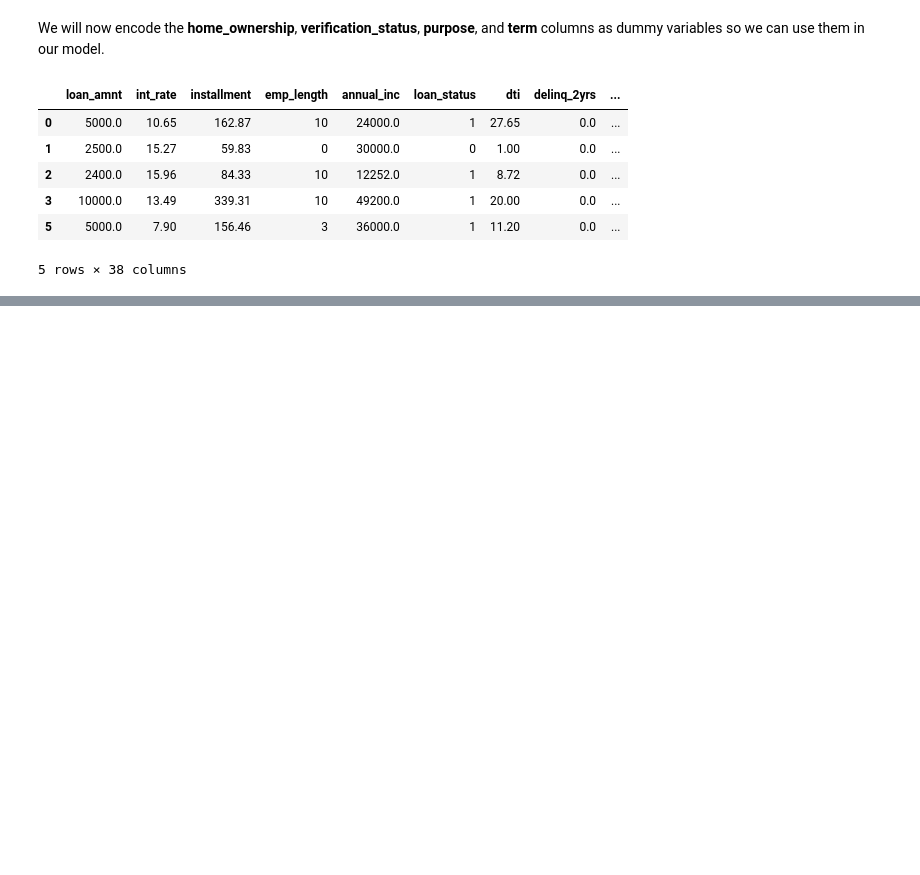
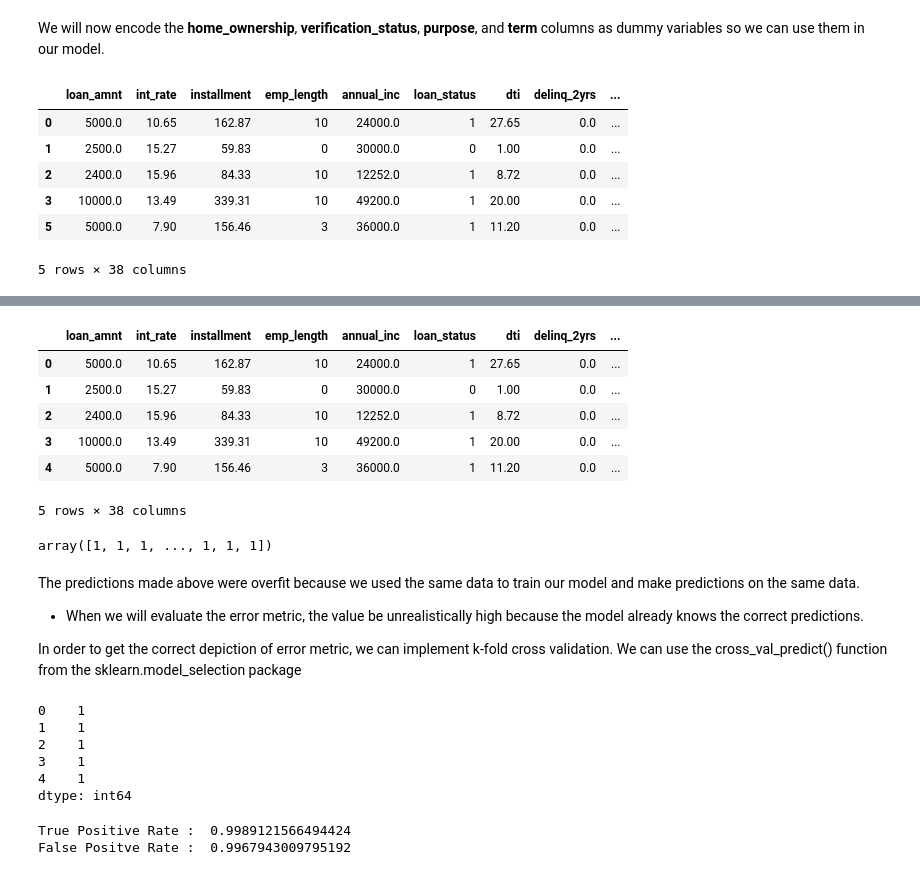
Before and after one commit to ajdatahub/ProjectDS, a Jupyter notebook: LendingClub Predictions/LendingClub Predictions.ipynb, the cells around one changed output, grey strips where cells are left out. Saved outputs shown, nothing was run; the diff lists cells and outputs as text; code cells hidden in the pictures; blank space fills up the shorter version.

Commit message:
Applied Logistic Regression & Random Forests

```diff
--- a/LendingClub Predictions/LendingClub Predictions.ipynb
+++ b/LendingClub Predictions/LendingClub Predictions.ipynb
@@ -430,0 +494,71 @@ We have applied data preperation techniques to clean the data, remove variables
+# %%
+clean_loans = pd.read_csv('cleaned_loans_2007.csv')
+clean_loans.head()
+# %% [output]
+|  | loan_amnt | int_rate | installment | emp_length | annual_inc | loan_status | dti | delinq_2yrs | ... |
+| 0 | 5000.0 | 10.65 | 162.87 | 10 | 24000.0 | 1 | 27.65 | 0.0 | ... |
+| 1 | 2500.0 | 15.27 | 59.83 | 0 | 30000.0 | 0 | 1.00 | 0.0 | ... |
+| 2 | 2400.0 | 15.96 | 84.33 | 10 | 12252.0 | 1 | 8.72 | 0.0 | ... |
+| 3 | 10000.0 | 13.49 | 339.31 | 10 | 49200.0 | 1 | 20.00 | 0.0 | ... |
+| 4 | 5000.0 | 7.90 | 156.46 | 3 | 36000.0 | 1 | 11.20 | 0.0 | ... |
+5 rows × 38 columns
+# %%
+features = clean_loans.columns
+# Removing the target column
+features =  features.drop('loan_status')
+
+from sklearn.linear_model import LogisticRegression
+lr = LogisticRegression()
+
+# Train the model
+lr.fit(clean_loans[features], clean_loans['loan_status'])
+
+# Make Predictions
+lr_predictions = lr.predict(clean_loans[features])
+lr_predictions
+# %% [output]
+array([1, 1, 1, ..., 1, 1, 1])
+# %% [markdown]
+The predictions made above were overfit because we used the same data to train our model and make predictions on the same data.
+- When we will evaluate the error metric, the value be unrealistically high because the model already knows the correct predictions.
+
+In order to get the correct depiction of error metric, we can implement k-fold cross validation. We can use the cross_val_predict() function from the sklearn.model_selection package
+# %%
+from sklearn.model_selection import cross_val_predict
+
+lr = LogisticRegression()
+
+X = clean_loans[features]
+Y = clean_loans['loan_status']
+
+# 3-fold cross validation
+cross_val_predictions = cross_val_predict(lr, X, Y, cv = 3)
+
+# Series of Predicitons
+cross_val_predictions = pd.Series(cross_val_predictions)
+cross_val_predictions.head()
+# %% [output]
+0    1
+1    1
+2    1
+3    1
+4    1
+dtype: int64
+# %%
+# Calculate the True Positives (TP), False Positives (FP), True Negatives (TN), False Negatives (FN)
+TP = cross_val_predictions[(cross_val_predictions == 1) & (clean_loans['loan_status'] == 1)]
+FP = cross_val_predictions[(cross_val_predictions == 1) & (clean_loans['loan_status'] == 0)]
+TN = cross_val_predictions[(cross_val_predictions == 0) & (clean_loans['loan_status'] == 0)]
+FN = cross_val_predictions[(cross_val_predictions == 0) & (clean_loans['loan_status'] == 1)]
+
+# Calculate True Positive Rate (TPR)
+TPR = len(TP)/(len(TP) + len(FN))
+
+# Calculate False Positve Rate
+FPR = len(FP)/(len(FP) + len(TN))
+
+print('True Positive Rate : ', TPR)
+print('False Positve Rate : ', FPR)
+# %% [output]
+True Positive Rate :  0.9989121566494424
+False Positve Rate :  0.9967943009795192
```
Also changed, not shown: parts of 20 cells of this notebook.
